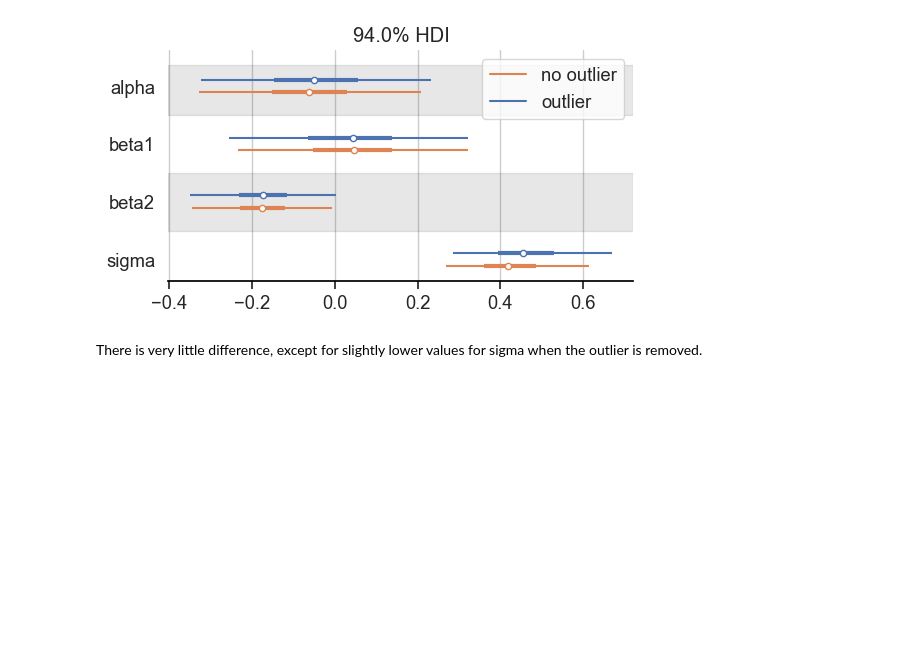
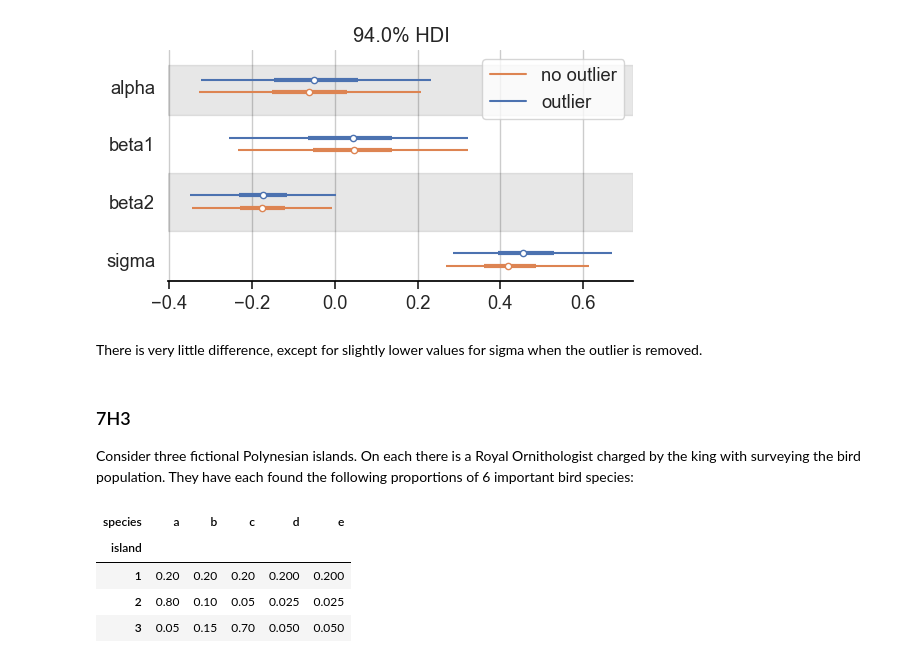
Before and after one commit to chris-leonard/statistical-rethinking, a Jupyter notebook: exercises/chapter_7.ipynb, the cells around one changed output. Saved outputs shown, nothing was run; the diff lists cells and outputs as text; code cells hidden in the pictures; blank space fills up the shorter version.

```diff
--- a/exercises/chapter_7.ipynb
+++ b/exercises/chapter_7.ipynb
@@ -938,3 +1080,28 @@ az.plot_forest(
 [figure]
 # %% [markdown]
 There is very little difference, except for slightly lower values for sigma when the outlier is removed.
+# %% [markdown]
+### 7H3
+
+Consider three fictional Polynesian islands.
+On each there is a Royal Ornithologist charged by the king with surveying the bird population.
+They have each found the following proportions of 6 important bird species:
+# %%
+birds = pd.DataFrame(
+    index=pd.Index([1, 2, 3], name="island"),
+    data={
+        "a": [0.2, 0.8, 0.05],
+        "b": [0.2, 0.1, 0.15],
+        "c": [0.2, 0.05, 0.7],
+        "d": [0.2, 0.025, 0.05],
+        "e": [0.2, 0.025, 0.05],
+    },
+)
+birds.columns.name = "species"
+birds
+# %% [output]
+| species | a | b | c | d | e |
+| island |  |  |  |  |  |
+| 1 | 0.20 | 0.20 | 0.20 | 0.200 | 0.200 |
+| 2 | 0.80 | 0.10 | 0.05 | 0.025 | 0.025 |
+| 3 | 0.05 | 0.15 | 0.70 | 0.050 | 0.050 |
```
Also changed, not shown: parts of 22 cells of this notebook.
